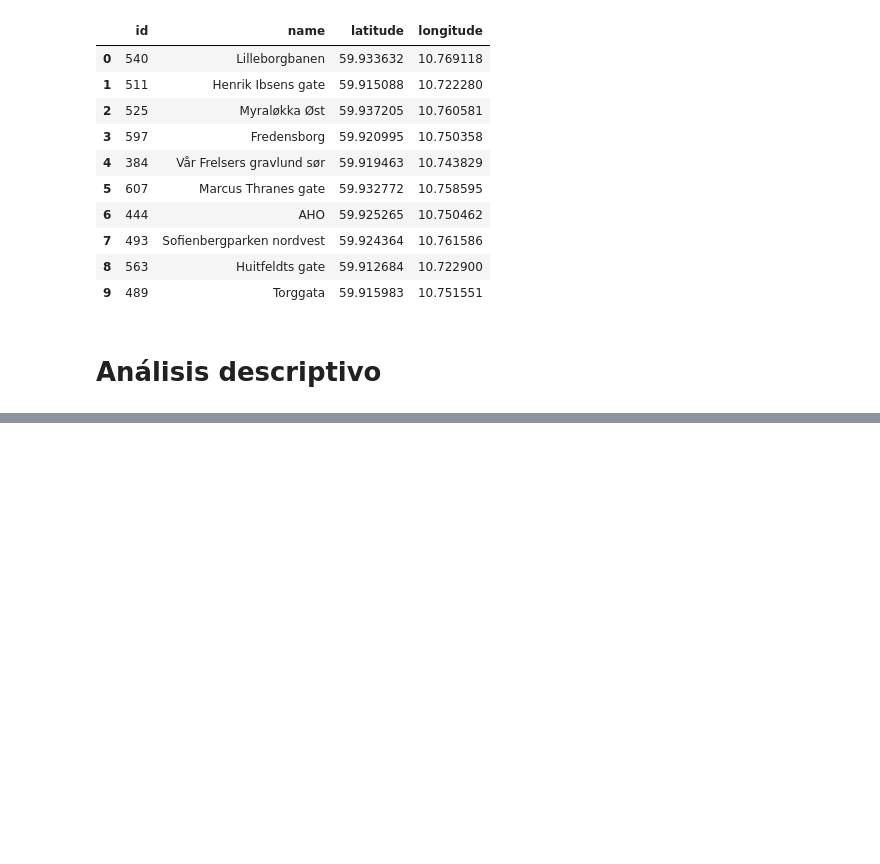
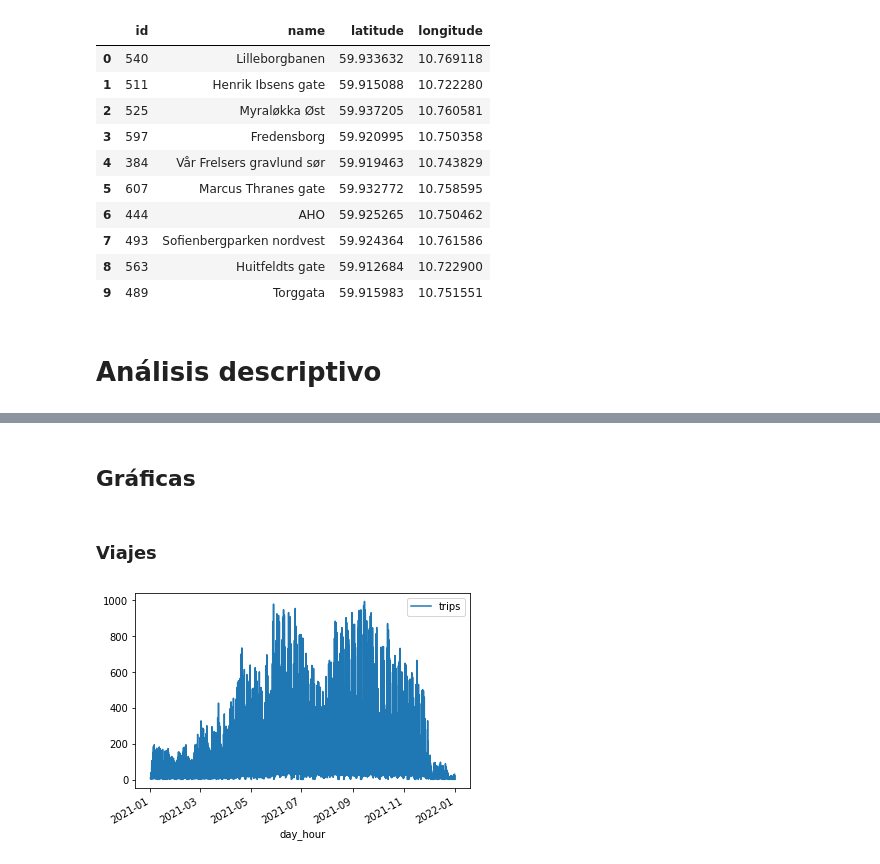
Before and after one commit to jsainero/BSS-Oslo, a Jupyter notebook: TFM.ipynb, the cells around one changed output, grey strips where cells are left out. Drawn from its saved outputs; the diff is of its cells as text; code cells hidden in the pictures; blank space fills up the shorter version.

```diff
--- a/TFM.ipynb
+++ b/TFM.ipynb
@@ -137,0 +126,19 @@ plt.show()
+# %%
+df_enhanced = outbounds[(outbounds.day >= pd.to_datetime('2021-01-01').date())
+          & (outbounds.day <= pd.to_datetime('2021-12-31').date())]
+
+WEEKDAYS={
+    0: 'monday',
+    1: 'tuesday',
+    2: 'wednesday',
+    3: 'thursday',
+    4: 'friday',
+    5: 'saturday',
+    6: 'sunday'
+}
+
+df_enhanced['day_hour'] =  pd.to_datetime(df_enhanced['day']) + pd.to_timedelta(df_enhanced['hour'], unit='h')
+df_enhanced['weekday'] = df_enhanced['day_hour'].dt.weekday
+df_enhanced['month'] = df_enhanced['day_hour'].dt.month
+#df_enhanced=df_enhanced.replace({'weekday': WEEKDAYS})
+df_enhanced.head(10)
@@ -137,0 +157,15 @@ plt.show()
+# %% [markdown]
+## Gráficas
+# %%
+def two_var_graphs(df, x, y, agg_fn='sum'):
+
+  df_filtered = df[[x,y]]
+  df_grouped = df_filtered.groupby([x], as_index=False).agg({y: agg_fn})
+  df_grouped.plot(x=x, y=y)
+  plt.show()
+# %% [markdown]
+### Viajes
+# %%
+two_var_graphs(df_enhanced, 'day_hour', 'trips', 'sum')
+# %% [output]
+[figure, added]
```
Also changed, not shown: parts of 17 cells of this notebook.
